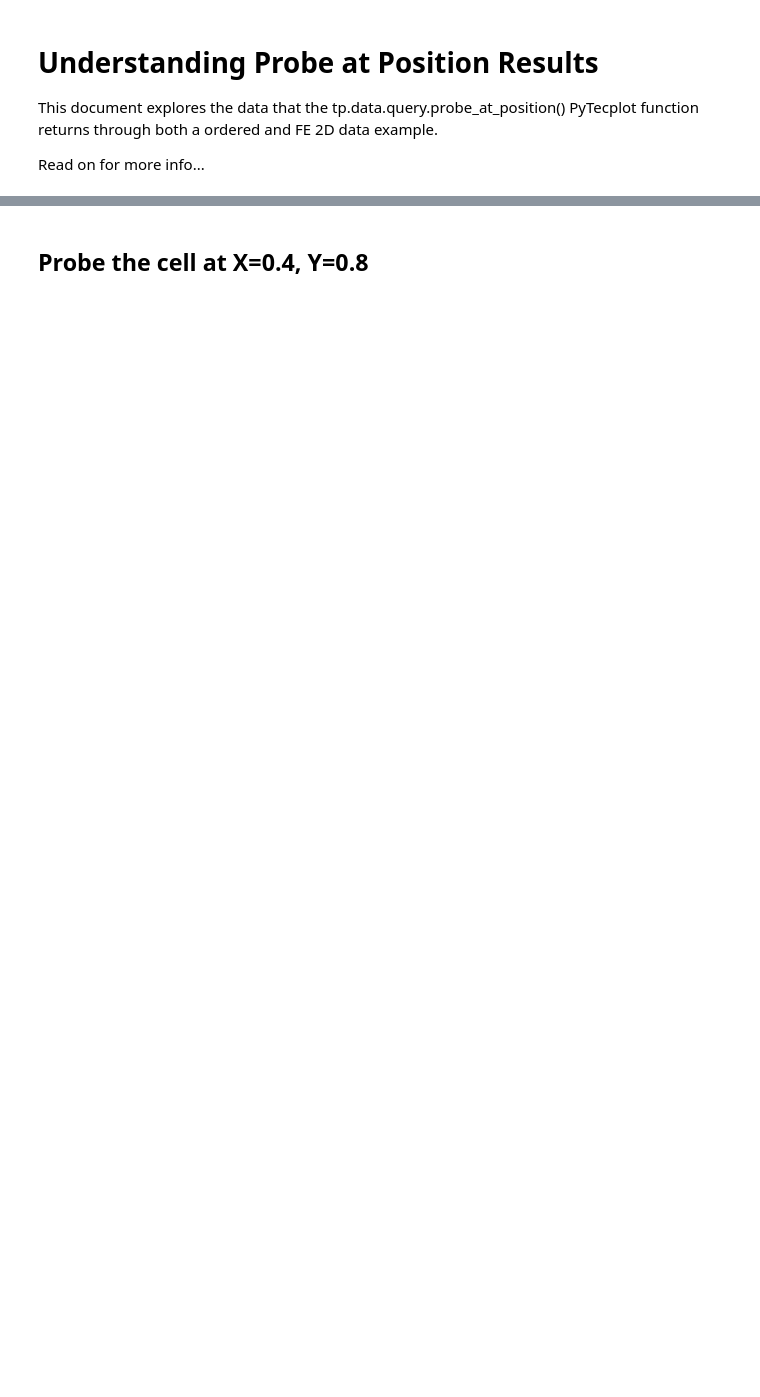
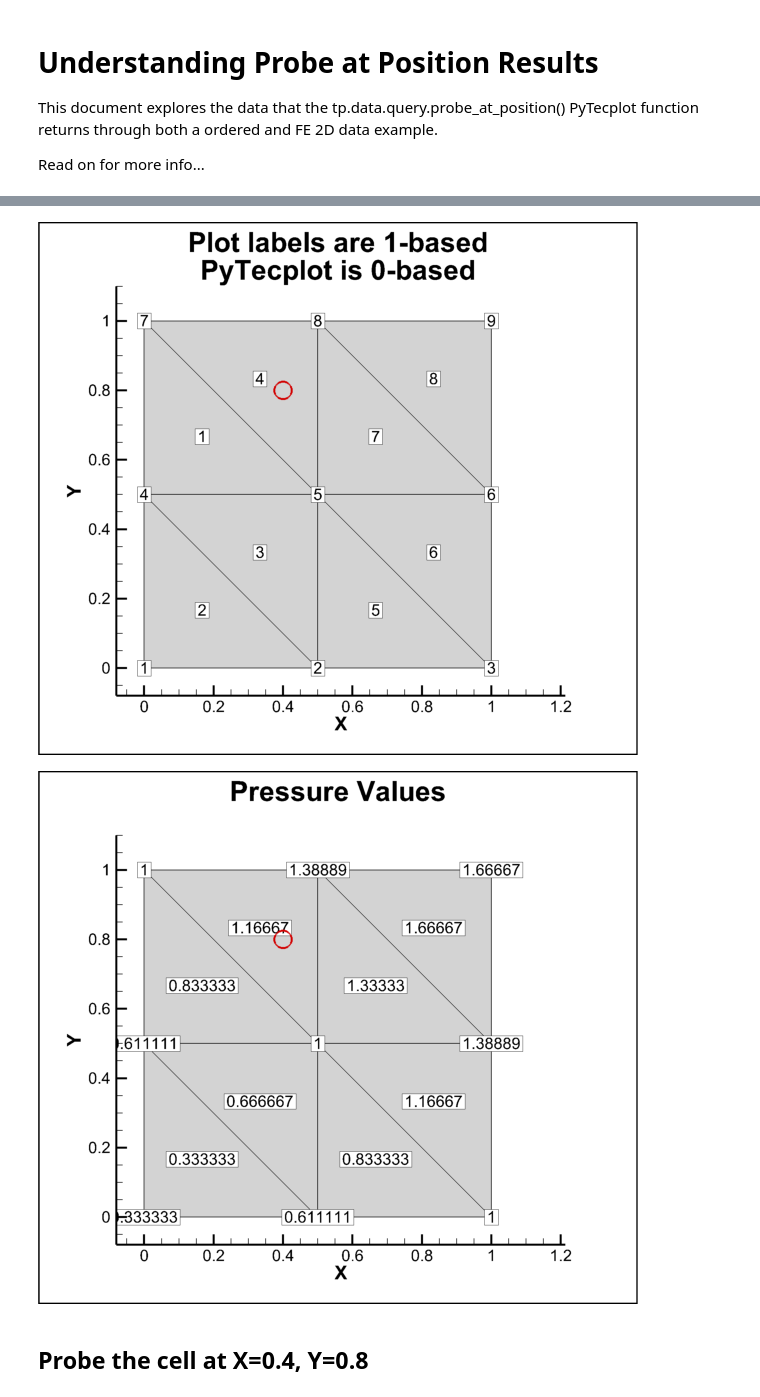
Before and after one commit to Tecplot/handyscripts, a Jupyter notebook: jupyter_notebooks/ProbeAtPosition.ipynb, the cells around one changed output, grey strips where cells are left out. Drawn from its saved outputs; the diff is of its cells as text; code cells hidden in the pictures; blank space fills up the shorter version.

```diff
--- a/jupyter_notebooks/ProbeAtPosition.ipynb
+++ b/jupyter_notebooks/ProbeAtPosition.ipynb
@@ -36,3 +156,22 @@ tp.extension.ipython.show()
+# %%
+# Show the unstructured zone
+tp.active_frame().plot().fieldmap(ds.zone(0)).show = False
+tp.active_frame().plot().fieldmap(ds.zone(1)).show = True
+
+text.text_string = "Plot labels are 1-based\nPyTecplot is 0-based"
+plot.data_labels.cell_label_type=LabelType.Index
+plot.data_labels.node_label_type=LabelType.Index
+tp.extension.ipython.show()
+
+text.text_string = "Pressure Values"
+plot.data_labels.cell_label_type=LabelType.VarValue
+plot.data_labels.cell_variable = ds.variable("Pressure")
+plot.data_labels.node_label_type=LabelType.VarValue
+plot.data_labels.node_variable = ds.variable("Pressure")
+tp.extension.ipython.show()
+# %% [output]
+[figure, added]
+[figure, added]
 # %% [markdown]
 ## Probe the cell at X=0.4, Y=0.8
 # %%
```
Also changed, not shown: parts of 33 cells of this notebook.
